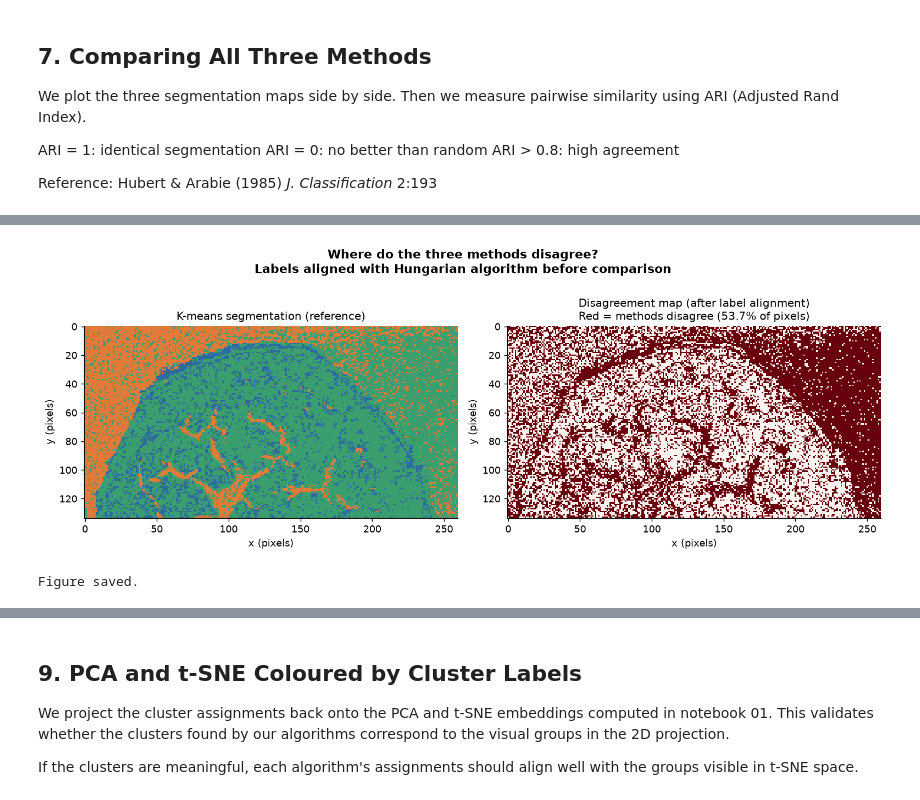
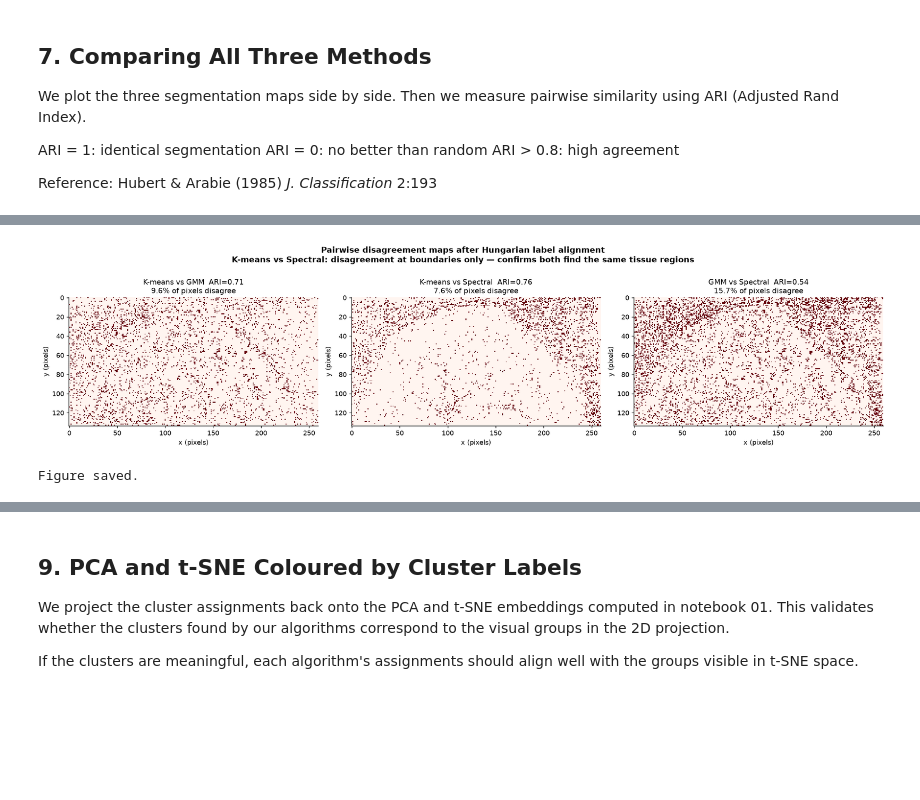
Before and after one commit to Rajaeereza/maldi-msi-analysis, a Jupyter notebook: notebooks/02_segmentation.ipynb, the cells around one changed output, grey strips where cells are left out. Drawn from its saved outputs; the diff is of its cells as text; code cells hidden in the pictures; blank space fills up the shorter version.

```diff
--- a/notebooks/02_segmentation.ipynb
+++ b/notebooks/02_segmentation.ipynb
@@ -268,7 +276,7 @@ Reference: Reynolds (2009) *Encyclopedia of Biometrics* — GMM overview
 from sklearn.mixture import GaussianMixture
 
 gmm        = GaussianMixture(n_components=K, n_init=5,
-                              random_state=42, covariance_type="full")
+                              random_state=42, covariance_type="tied")
 gmm.fit(X_clust)
 labels_gmm = gmm.predict(X_clust)
 proba_gmm  = gmm.predict_proba(X_clust)
@@ -339,11 +352,10 @@ from sklearn.cluster import SpectralClustering
 
 n_px = X_clust.shape[0]
 print(f"Running Spectral Clustering on {n_px} pixels...")
-print("affinity=nearest_neighbors — sparse graph, avoids dense n×n matrix")
 
 sc        = SpectralClustering(n_clusters=K, random_state=42,
                                 affinity="nearest_neighbors",
-                                n_neighbors=10,
+                                n_neighbors=50,
                                 n_init=5,
                                 assign_labels="kmeans")
 labels_sc = sc.fit_predict(X_clust)
@@ -352,5 +364,11 @@ print(f"Spectral Clustering (k={K}) complete.")
 unique, counts = np.unique(labels_sc, return_counts=True)
 for u, c in zip(unique, counts):
     print(f"  Cluster {u}: {c} pixels ({c/len(labels_sc)*100:.1f}%)")
+
+min_pct = counts.min() / len(labels_sc) * 100
+if min_pct < 2.0:
+    print(f"WARNING: smallest cluster is {min_pct:.1f}% — increase n_neighbors")
+else:
+    print(f"All clusters healthy — smallest is {min_pct:.1f}% of pixels")
 # %% [output]
 Running Spectral Clustering on 34840 pixels...
@@ -457,18 +483,20 @@ def align_labels(labels_ref, labels_other, K):
     """
     Permute labels_other to best match labels_ref.
     Uses Hungarian algorithm to maximise pixel-level overlap.
-    Required before any pixel-level agreement comparison.
+    Required before any pixel-level agreement comparison —
+    naive label comparison (labels_a == labels_b) is wrong because
+    the three methods assign arbitrary numbers to regions.
     """
     cm = confusion_matrix(labels_ref, labels_other)
     row_ind, col_ind = linear_sum_assignment(-cm)
     mapping = {col: row for row, col in zip(row_ind, col_ind)}
     return np.array([mapping[l] for l in labels_other])
 
-# Align GMM and Spectral labels to K-means reference
+# Align GMM and Spectral labels to K-means as reference
 labels_gmm_aligned = align_labels(labels_km, labels_gmm, K)
 labels_sc_aligned  = align_labels(labels_km, labels_sc,  K)
 
-# Now comparison is meaningful — same number = same region
+# Three-way agreement
 agree_all = (labels_km == labels_gmm_aligned) & (labels_km == labels_sc_aligned)
 disagree  = ~agree_all
 
@@ -478,37 +506,38 @@ print(f"  Pixels where all 3 methods agree:  {agree_all.sum()} "
 print(f"  Pixels where methods disagree:     {disagree.sum()} "
       f"({disagree.mean()*100:.1f}%)")
 
-# Disagreement map
-disagree_map = np.full((y.max()+1, x.max()+1), np.nan)
-disagree_map[y, x] = disagree.astype(float)
+# ── Pairwise disagreement maps — more informative than single three-way map ──
+# Three-way map is almost entirely red when one method (GMM) is an outlier.
+# Pairwise maps reveal WHICH pair disagrees and WHERE.
+fig, axes = plt.subplots(1, 3, figsize=(18, 4.5))
 
-fig, axes = plt.subplots(1, 2, figsize=(12, 4.5))
+pairs = [
+    (labels_km,          labels_gmm_aligned, "K-means vs GMM",
+     f"ARI={ari_km_gmm:.2f}"),
+    (labels_km,          labels_sc_aligned,  "K-means vs Spectral",
+     f"ARI={ari_km_sc:.2f}"),
+    (labels_gmm_aligned, labels_sc_aligned,  "GMM vs Spectral",
+     f"ARI={ari_gmm_sc:.2f}"),
+]
 
-# Reference segmentation
-seg_map = np.full((y.max()+1, x.max()+1), np.nan)
-seg_map[y, x] = labels_km.astype(float)
+for ax, (l1, l2, title, ari_label) in zip(axes, pairs):
+    disagree_pair = (l1 != l2).astype(float)
+    dmap = np.full((y.max()+1, x.max()+1), np.nan)
+    dmap[y, x] = disagree_pair
+    pct = disagree_pair.mean() * 100
+    ax.imshow(dmap, cmap="Reds", interpolation="nearest",
+              aspect="equal", vmin=0, vmax=1)
+    ax.set_title(f"{title}  {ari_label}\n"
+                 f"{pct:.1f}% of pixels disagree")
+    ax.set_xlabel("x (pixels)")
+    ax.set_ylabel("y (pixels)")
 
-cmap_seg   = mcolors.ListedColormap(["#2d6a9f", "#e07b39", "#3a9e6f"])
-bounds_seg = [-0.5, 0.5, 1.5, 2.5]
-norm_seg   = mcolors.BoundaryNorm(bounds_seg, cmap_seg.N)
-
-axes[0].imshow(seg_map, cmap=cmap_seg, norm=norm_seg,
-               interpolation="nearest", aspect="equal")
-axes[0].set_title("K-means segmentation (reference)")
-axes[0].set_xlabel("x (pixels)")
-axes[0].set_ylabel("y (pixels)")
-
-axes[1].imshow(disagree_map, cmap="Reds",
-               interpolation="nearest", aspect="equal",
-               vmin=0, vmax=1)
-axes[1].set_title(f"Disagreement map (after label alignment)\n"
-                  f"Red = methods disagree ({disagree.mean()*100:.1f}% of pixels)")
-axes[1].set_xlabel("x (pixels)")
-axes[1].set_ylabel("y (pixels)")
-
-fig.suptitle("Where do the three methods disagree?\n"
-             "Labels aligned with Hungarian algorithm before comparison",
-             fontsize=12, fontweight="bold")
+fig.suptitle(
+    "Pairwise disagreement maps after Hungarian label alignment\n"
+    "K-means vs Spectral: disagreement at boundaries only — "
+    "confirms both find the same tissue regions",
+    fontsize=12, fontweight="bold"
+)
 plt.tight_layout()
 plt.savefig("results/figures/02_disagreement_map.png",
             dpi=150, bbox_inches="tight")
@@ -521,4 +550,4 @@ After label alignment (Hungarian algorithm):
-[figure, old version]
+[figure, new version]
 Figure saved.
 # %% [markdown]
 ### Molecular profile at disagreement pixels
```
Also changed, not shown: parts of 14 cells of this notebook.
